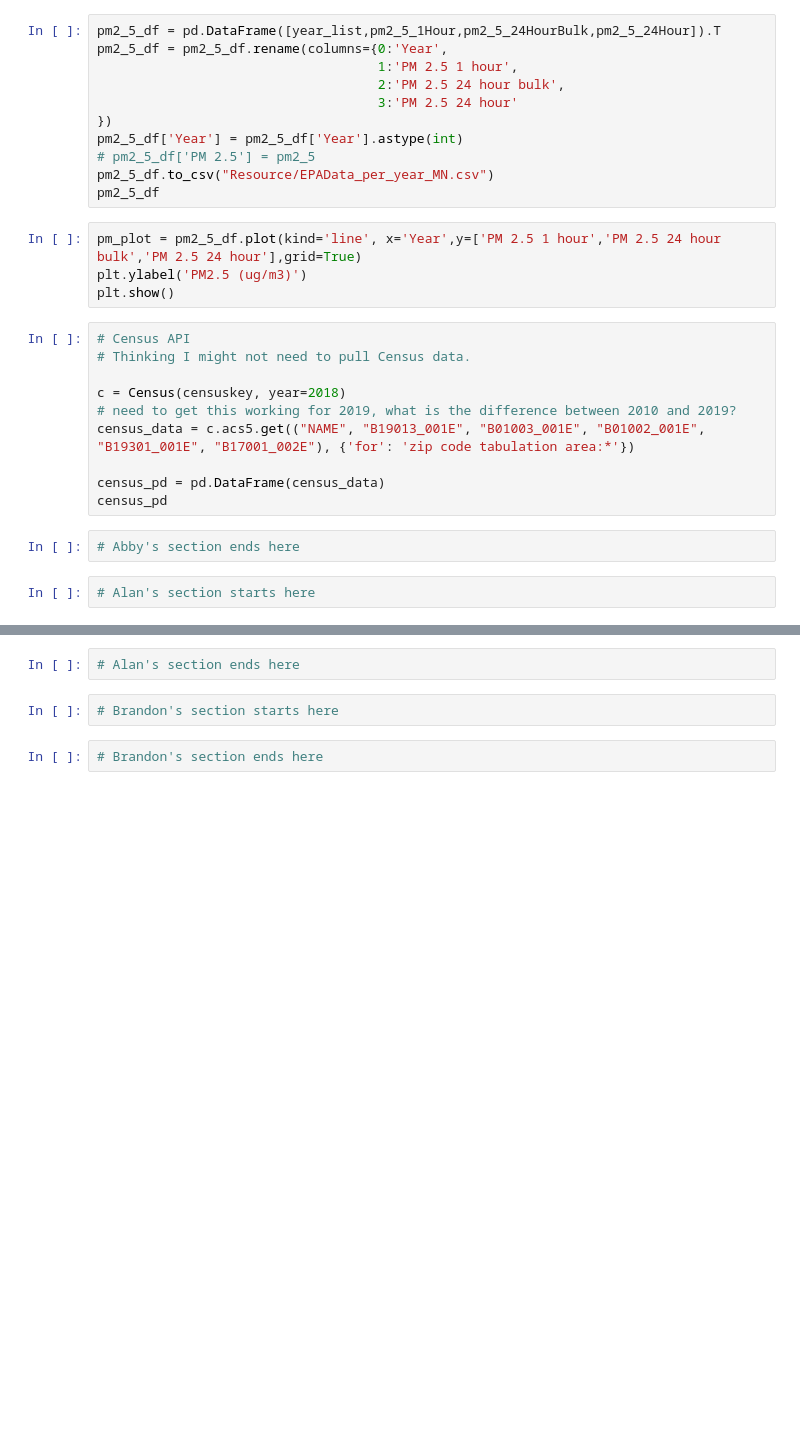
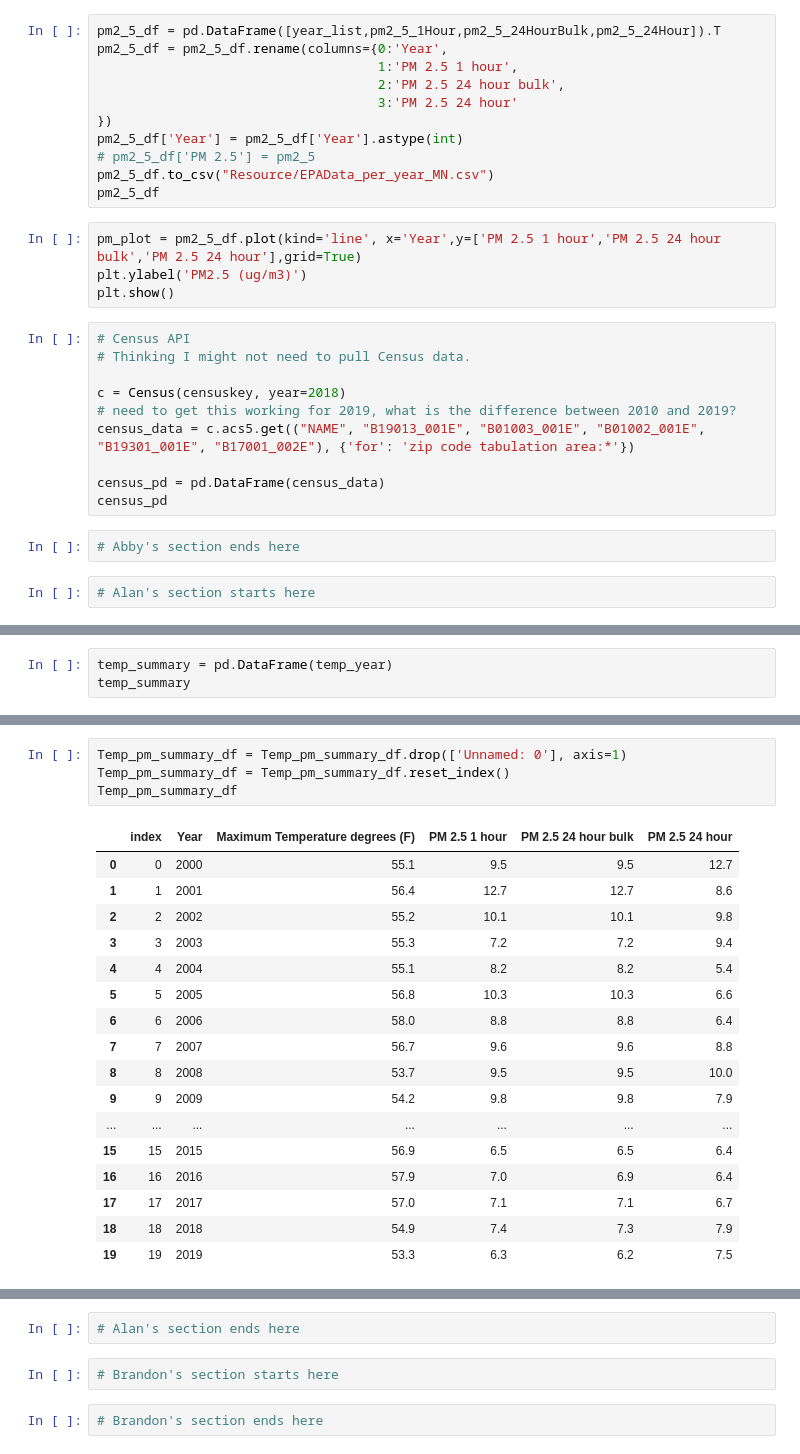
Before and after one commit to abbylemon/fake-news, a Jupyter notebook: AirQuality.ipynb, the cells around one changed output, grey strips where cells are left out. Cells and saved outputs as stored; diff of their text form; blank space fills up the shorter version.

```diff
--- a/AirQuality.ipynb
+++ b/AirQuality.ipynb
@@ -130,0 +224,3 @@ census_pd
+# %%
+temp_summary = pd.DataFrame(temp_year)
+temp_summary
@@ -130,0 +355,22 @@ census_pd
+# %%
+Temp_pm_summary_df = Temp_pm_summary_df.drop(['Unnamed: 0'], axis=1)
+Temp_pm_summary_df = Temp_pm_summary_df.reset_index()
+Temp_pm_summary_df
+# %% [output]
+|  | index | Year | Maximum Temperature degrees (F) | PM 2.5 1 hour | PM 2.5 24 hour bulk | PM 2.5 24 hour |
+| 0 | 0 | 2000 | 55.1 | 9.5 | 9.5 | 12.7 |
+| 1 | 1 | 2001 | 56.4 | 12.7 | 12.7 | 8.6 |
+| 2 | 2 | 2002 | 55.2 | 10.1 | 10.1 | 9.8 |
+| 3 | 3 | 2003 | 55.3 | 7.2 | 7.2 | 9.4 |
+| 4 | 4 | 2004 | 55.1 | 8.2 | 8.2 | 5.4 |
+| 5 | 5 | 2005 | 56.8 | 10.3 | 10.3 | 6.6 |
+| 6 | 6 | 2006 | 58.0 | 8.8 | 8.8 | 6.4 |
+| 7 | 7 | 2007 | 56.7 | 9.6 | 9.6 | 8.8 |
+| 8 | 8 | 2008 | 53.7 | 9.5 | 9.5 | 10.0 |
+| 9 | 9 | 2009 | 54.2 | 9.8 | 9.8 | 7.9 |
+| ... | ... | ... | ... | ... | ... | ... |
+| 15 | 15 | 2015 | 56.9 | 6.5 | 6.5 | 6.4 |
+| 16 | 16 | 2016 | 57.9 | 7.0 | 6.9 | 6.4 |
+| 17 | 17 | 2017 | 57.0 | 7.1 | 7.1 | 6.7 |
+| 18 | 18 | 2018 | 54.9 | 7.4 | 7.3 | 7.9 |
+| 19 | 19 | 2019 | 53.3 | 6.3 | 6.2 | 7.5 |
```
Also changed, not shown: parts of 16 cells of this notebook, 4 other files.
